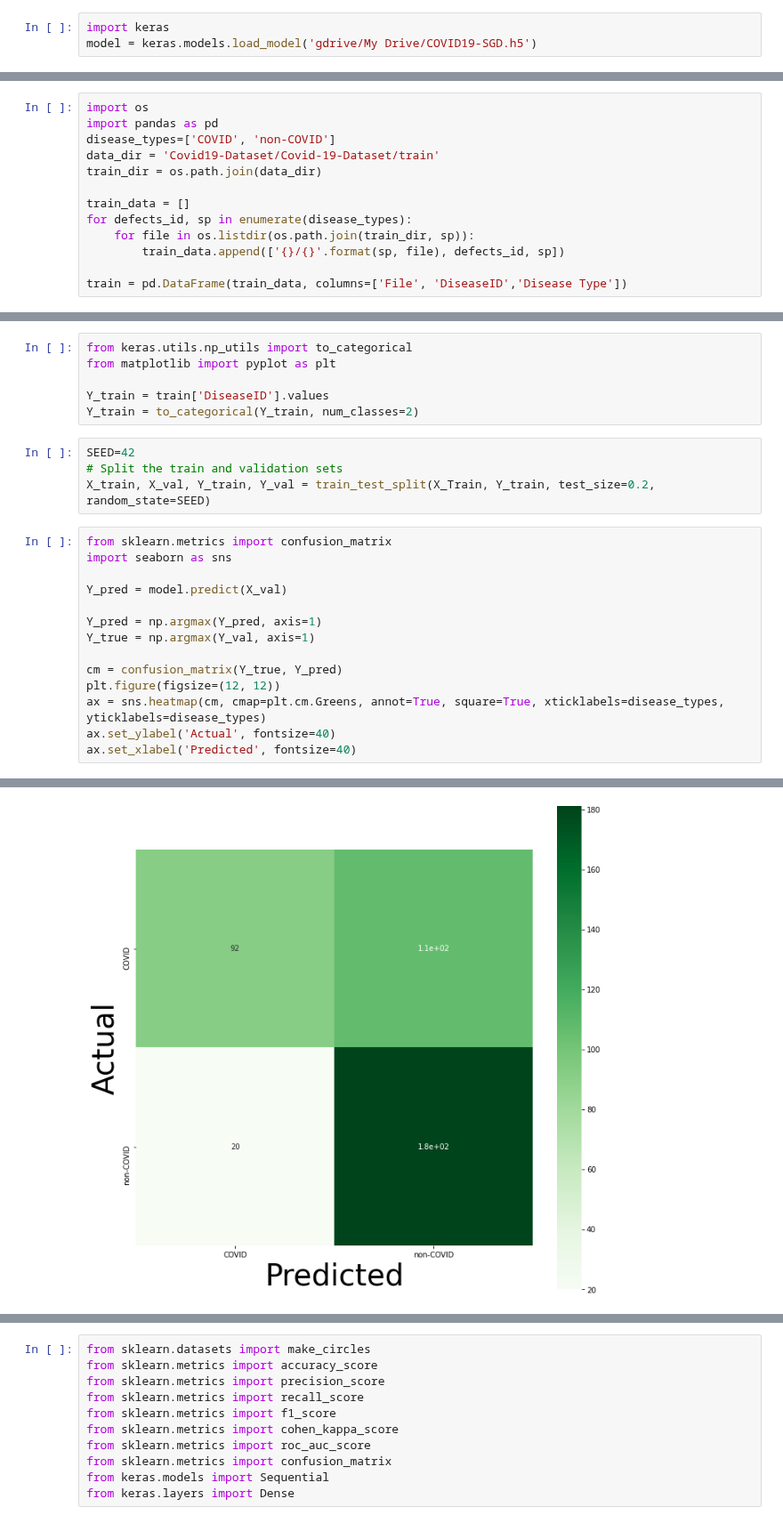
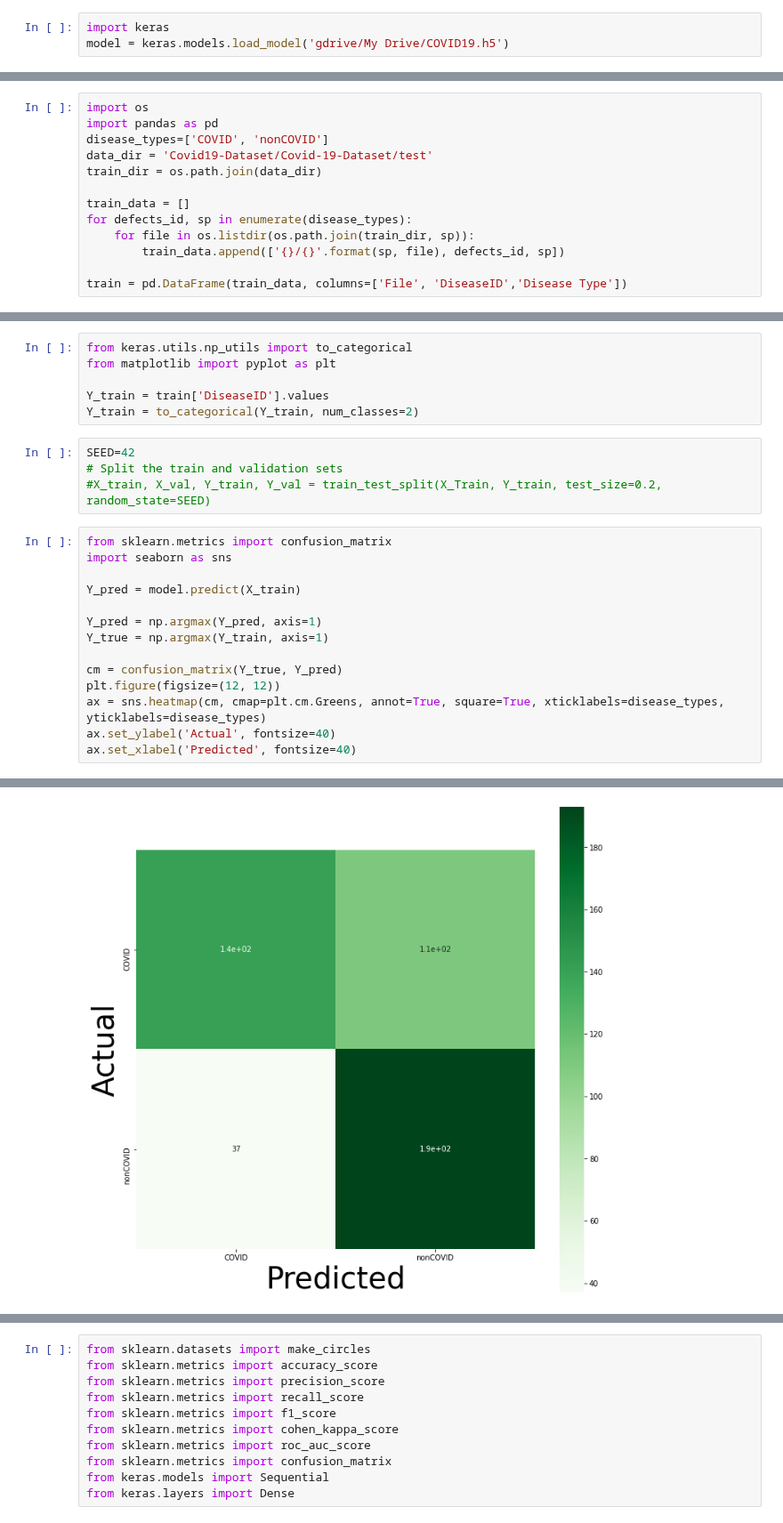
Before and after one commit to mohammadakradi/Covid-19, a Jupyter notebook: Evaluating_model.ipynb, the cells around one changed output, grey strips where cells are left out. Shown at 89% size. Drawn from its saved outputs; the diff is of its cells as text.

Commit message:
evaluate model on test data

```diff
--- a/Evaluating_model.ipynb
+++ b/Evaluating_model.ipynb
@@ -9,7 +9,7 @@ Mounted at /content/gdrive
 ## !ls gdrive/My\ Drive/
 # %%
 import keras
-model = keras.models.load_model('gdrive/My Drive/COVID19-SGD.h5')
+model = keras.models.load_model('gdrive/My Drive/COVID19.h5')
 # %%
 model.summary()
 # %% [output]
@@ -42,8 +42,8 @@ Checking out files: 100% (4229/4229), done.
 # %%
 import os
 import pandas as pd
-disease_types=['COVID', 'non-COVID']
-data_dir = 'Covid19-Dataset/Covid-19-Dataset/train'
+disease_types=['COVID', 'nonCOVID']
+data_dir = 'Covid19-Dataset/Covid-19-Dataset/test'
 train_dir = os.path.join(data_dir)
 
 train_data = []
@@ -85,22 +85,22 @@ Y_train = to_categorical(Y_train, num_classes=2)
 # %%
 SEED=42
 # Split the train and validation sets
-X_train, X_val, Y_train, Y_val = train_test_split(X_Train, Y_train, test_size=0.2, random_state=SEED)
+#X_train, X_val, Y_train, Y_val = train_test_split(X_Train, Y_train, test_size=0.2, random_state=SEED)
 # %%
 from sklearn.metrics import confusion_matrix
 import seaborn as sns
 
-Y_pred = model.predict(X_val)
+Y_pred = model.predict(X_train)
 
 Y_pred = np.argmax(Y_pred, axis=1)
-Y_true = np.argmax(Y_val, axis=1)
+Y_true = np.argmax(Y_train, axis=1)
 
 cm = confusion_matrix(Y_true, Y_pred)
 plt.figure(figsize=(12, 12))
 ax = sns.heatmap(cm, cmap=plt.cm.Greens, annot=True, square=True, xticklabels=disease_types, yticklabels=disease_types)
 ax.set_ylabel('Actual', fontsize=40)
 ax.set_xlabel('Predicted', fontsize=40)
 # %% [output]
 Text(0.5, 145.31999999999996, 'Predicted')
-[figure, old version]
+[figure, new version]
 # %%
```
Also changed, not shown: parts of 7 cells of this notebook.
